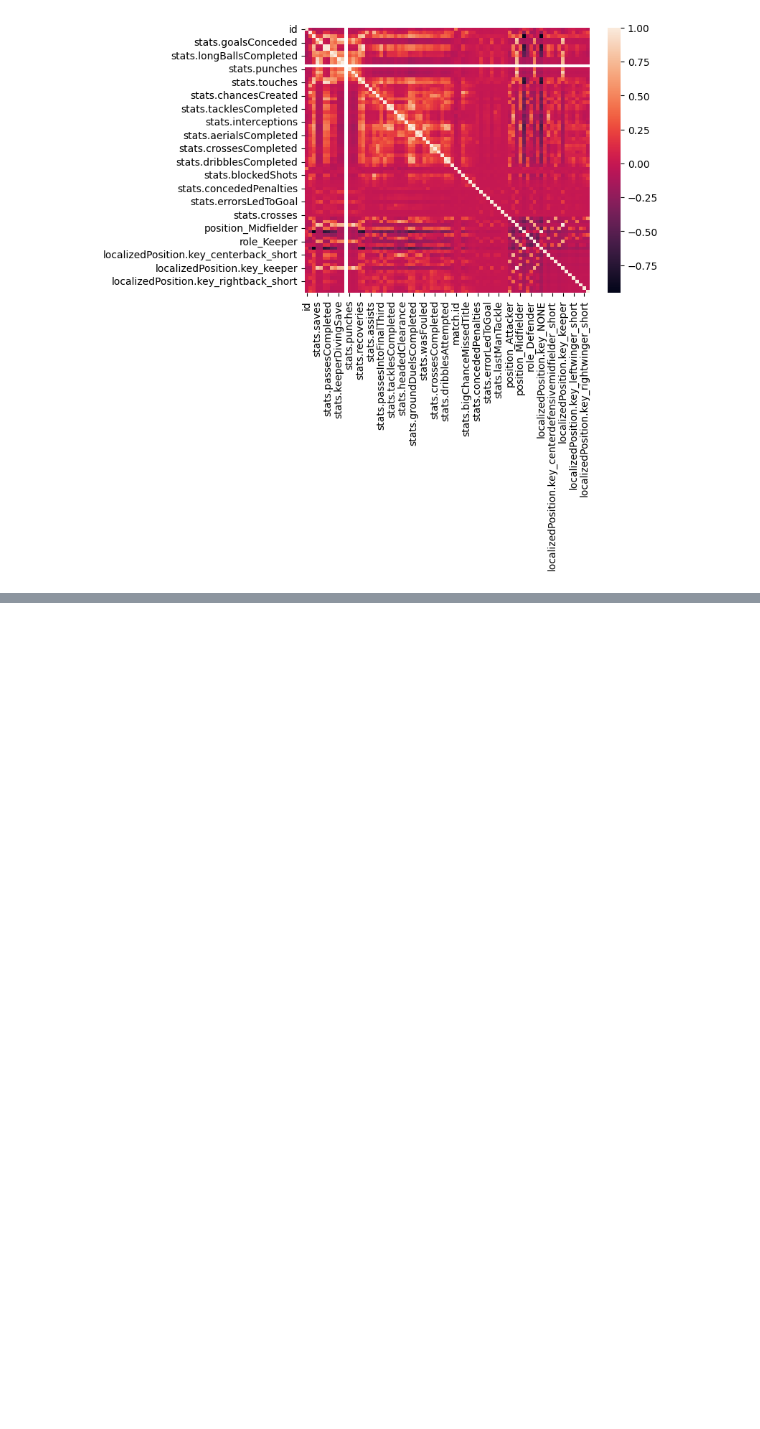
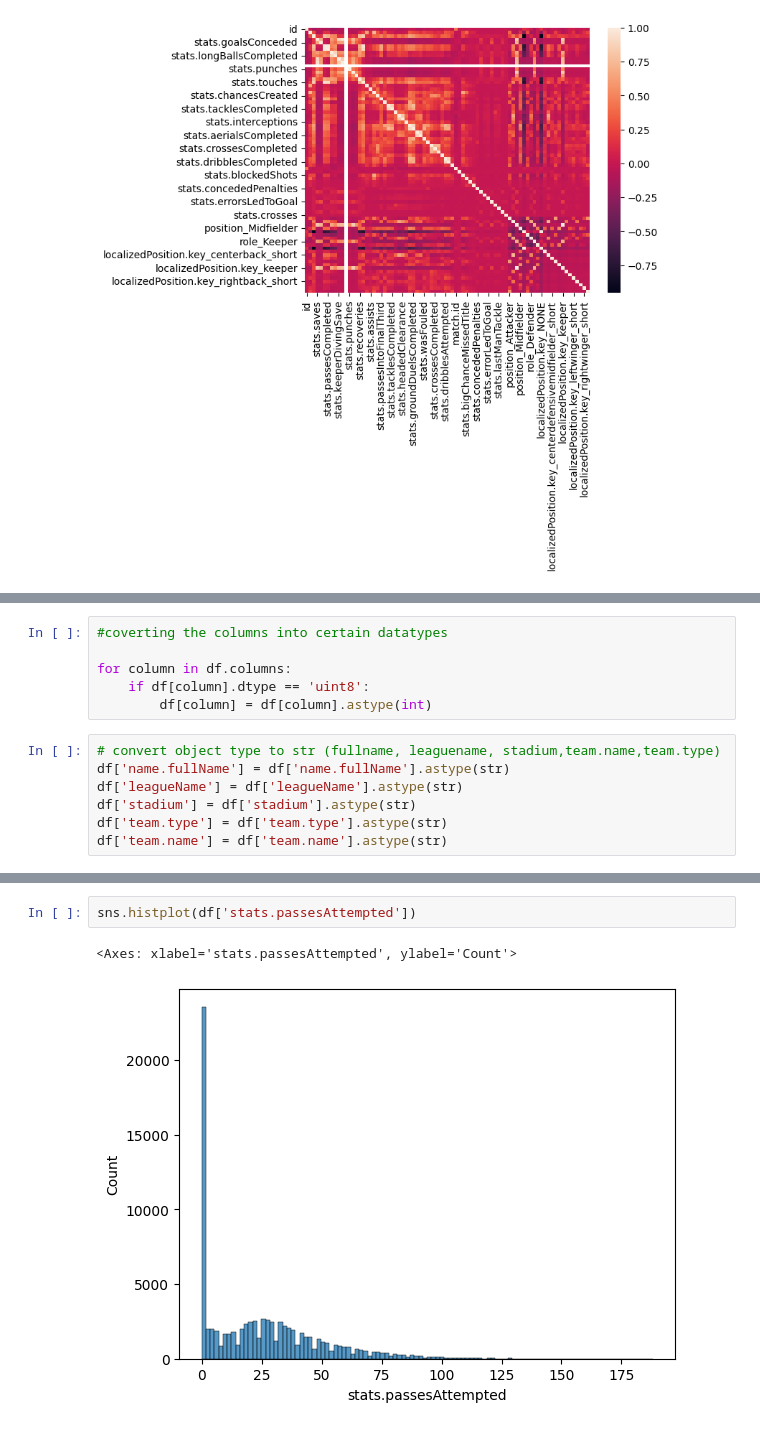
Before and after one commit to Astra-Gaming/predictive-analytics, a Jupyter notebook: soccer_prediction.ipynb, the cells around one changed output, grey strips where cells are left out. Saved outputs shown, nothing was run; the diff lists cells and outputs as text; blank space fills up the shorter version.

```diff
--- a/soccer_prediction.ipynb
+++ b/soccer_prediction.ipynb
@@ -424,0 +449,13 @@ sns.heatmap(df.corr(numeric_only=True))
+# %%
+#coverting the columns into certain datatypes
+
+for column in df.columns:
+    if df[column].dtype == 'uint8':
+        df[column] = df[column].astype(int)
+# %%
+# convert object type to str (fullname, leaguename, stadium,team.name,team.type)
+df['name.fullName'] = df['name.fullName'].astype(str)
+df['leagueName'] = df['leagueName'].astype(str)
+df['stadium'] = df['stadium'].astype(str)
+df['team.type'] = df['team.type'].astype(str)
+df['team.name'] = df['team.name'].astype(str)
@@ -424,0 +491,5 @@ sns.heatmap(df.corr(numeric_only=True))
+# %%
+sns.histplot(df['stats.passesAttempted'])
+# %% [output]
+<Axes: xlabel='stats.passesAttempted', ylabel='Count'>
+[figure, added]
```
Also changed, not shown: parts of 12 cells of this notebook.
